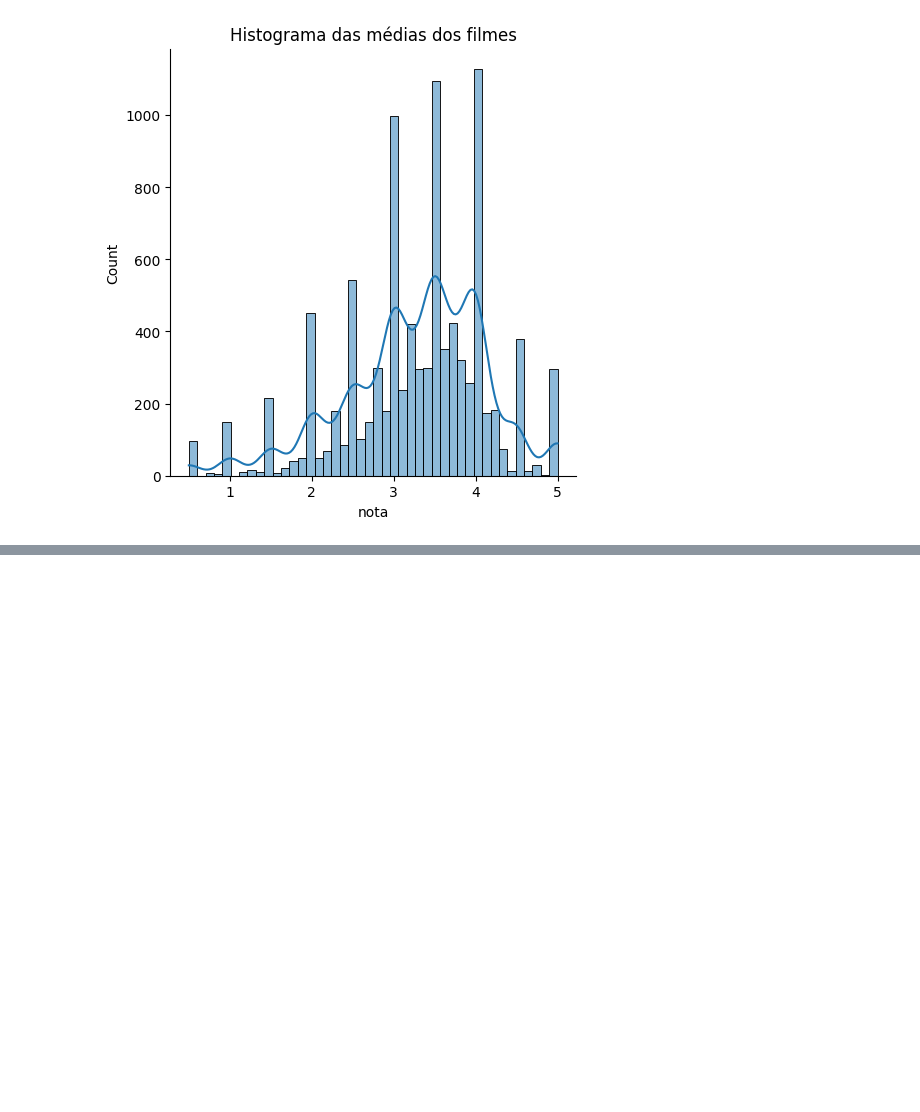
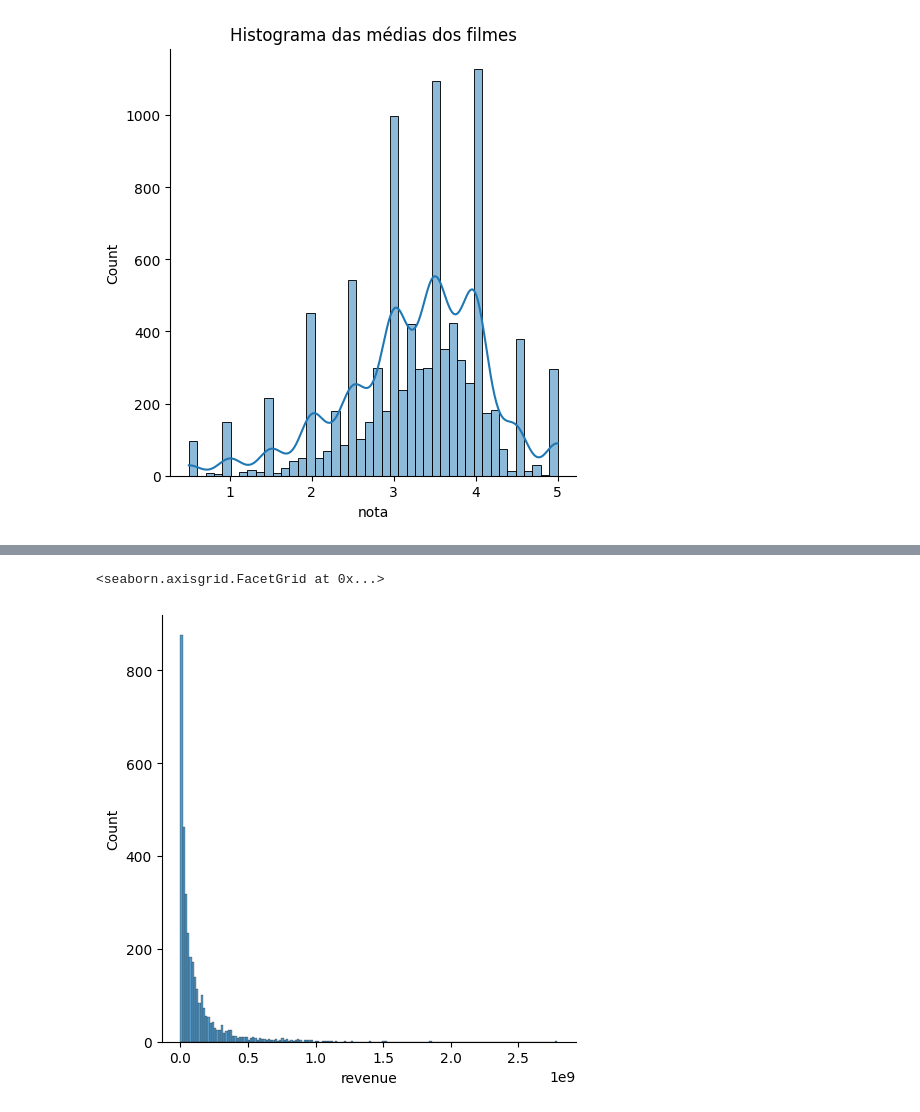
Before and after one commit to isadorapandas/data-science-analise-exploratoria, a Jupyter notebook: Introdução_a_data_science.ipynb, the cells around one changed output, grey strips where cells are left out. Saved outputs shown, nothing was run; the diff lists cells and outputs as text; code cells hidden in the pictures; blank space fills up the shorter version.

```diff
--- a/Introdução_a_data_science.ipynb
+++ b/Introdução_a_data_science.ipynb
@@ -204,0 +277,8 @@ Text(0.5, 1.0, 'Histograma das médias dos filmes')
+# %%
+# tem vários filmes que o faturamento não está registrado. Queremos tirar esses filmes do gráfico.
+
+com_faturamento = tmdb.query("revenue > 0")
+sns.displot(com_faturamento["revenue"])
+# %% [output]
+<seaborn.axisgrid.FacetGrid at 0x...>
+[figure, added]
```
Also changed, not shown: parts of 47 cells of this notebook.
